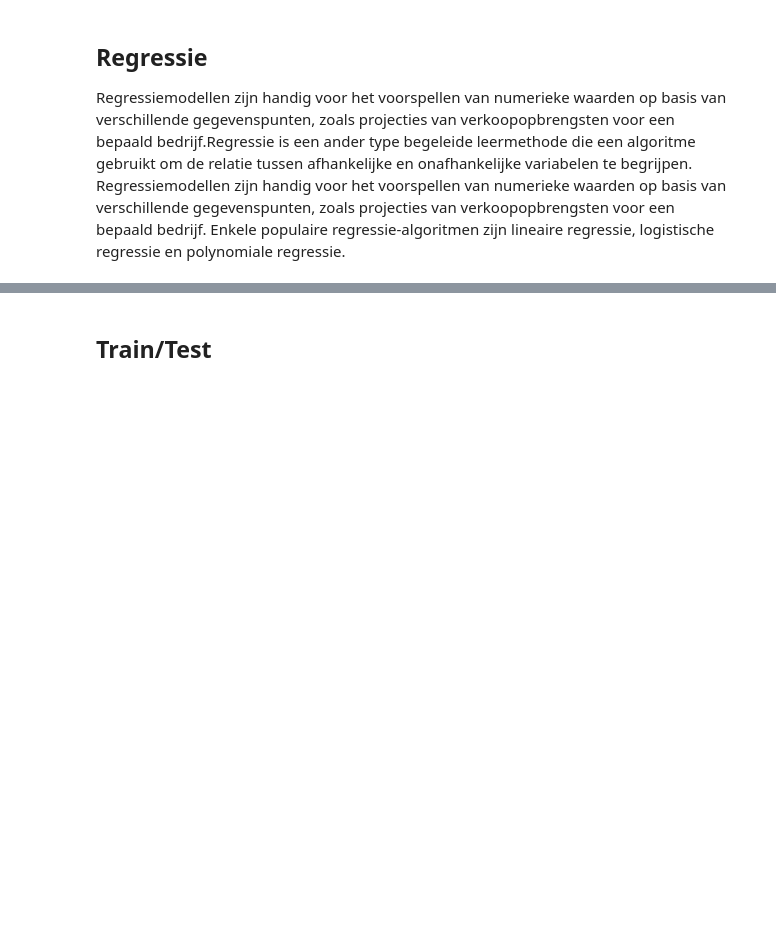
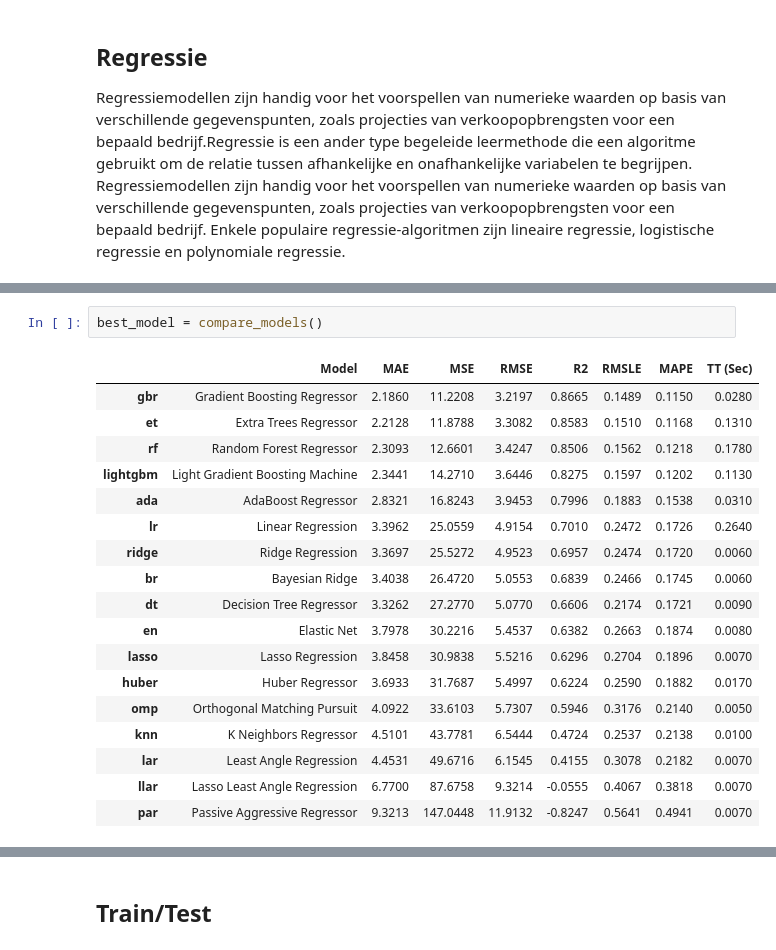
Before and after one commit to vectrconsulting/mlcourse, a Jupyter notebook: modeltrain.ipynb, the cells around one changed output, grey strips where cells are left out. Cells and saved outputs as stored; diff of their text form; blank space fills up the shorter version.

```diff
--- a/modeltrain.ipynb
+++ b/modeltrain.ipynb
@@ -115,0 +213,21 @@ Regressiemodellen zijn handig voor het voorspellen van numerieke waarden op basi
+# %%
+best_model = compare_models()
+# %% [output]
+|  | Model | MAE | MSE | RMSE | R2 | RMSLE | MAPE | TT (Sec) |
+| gbr | Gradient Boosting Regressor | 2.1860 | 11.2208 | 3.2197 | 0.8665 | 0.1489 | 0.1150 | 0.0280 |
+| et | Extra Trees Regressor | 2.2128 | 11.8788 | 3.3082 | 0.8583 | 0.1510 | 0.1168 | 0.1310 |
+| rf | Random Forest Regressor | 2.3093 | 12.6601 | 3.4247 | 0.8506 | 0.1562 | 0.1218 | 0.1780 |
+| lightgbm | Light Gradient Boosting Machine | 2.3441 | 14.2710 | 3.6446 | 0.8275 | 0.1597 | 0.1202 | 0.1130 |
+| ada | AdaBoost Regressor | 2.8321 | 16.8243 | 3.9453 | 0.7996 | 0.1883 | 0.1538 | 0.0310 |
+| lr | Linear Regression | 3.3962 | 25.0559 | 4.9154 | 0.7010 | 0.2472 | 0.1726 | 0.2640 |
+| ridge | Ridge Regression | 3.3697 | 25.5272 | 4.9523 | 0.6957 | 0.2474 | 0.1720 | 0.0060 |
+| br | Bayesian Ridge | 3.4038 | 26.4720 | 5.0553 | 0.6839 | 0.2466 | 0.1745 | 0.0060 |
+| dt | Decision Tree Regressor | 3.3262 | 27.2770 | 5.0770 | 0.6606 | 0.2174 | 0.1721 | 0.0090 |
+| en | Elastic Net | 3.7978 | 30.2216 | 5.4537 | 0.6382 | 0.2663 | 0.1874 | 0.0080 |
+| lasso | Lasso Regression | 3.8458 | 30.9838 | 5.5216 | 0.6296 | 0.2704 | 0.1896 | 0.0070 |
+| huber | Huber Regressor | 3.6933 | 31.7687 | 5.4997 | 0.6224 | 0.2590 | 0.1882 | 0.0170 |
+| omp | Orthogonal Matching Pursuit | 4.0922 | 33.6103 | 5.7307 | 0.5946 | 0.3176 | 0.2140 | 0.0050 |
+| knn | K Neighbors Regressor | 4.5101 | 43.7781 | 6.5444 | 0.4724 | 0.2537 | 0.2138 | 0.0100 |
+| lar | Least Angle Regression | 4.4531 | 49.6716 | 6.1545 | 0.4155 | 0.3078 | 0.2182 | 0.0070 |
+| llar | Lasso Least Angle Regression | 6.7700 | 87.6758 | 9.3214 | -0.0555 | 0.4067 | 0.3818 | 0.0070 |
+| par | Passive Aggressive Regressor | 9.3213 | 147.0448 | 11.9132 | -0.8247 | 0.5641 | 0.4941 | 0.0070 |
```
Also changed, not shown: parts of 11 cells of this notebook, 12 other files.
